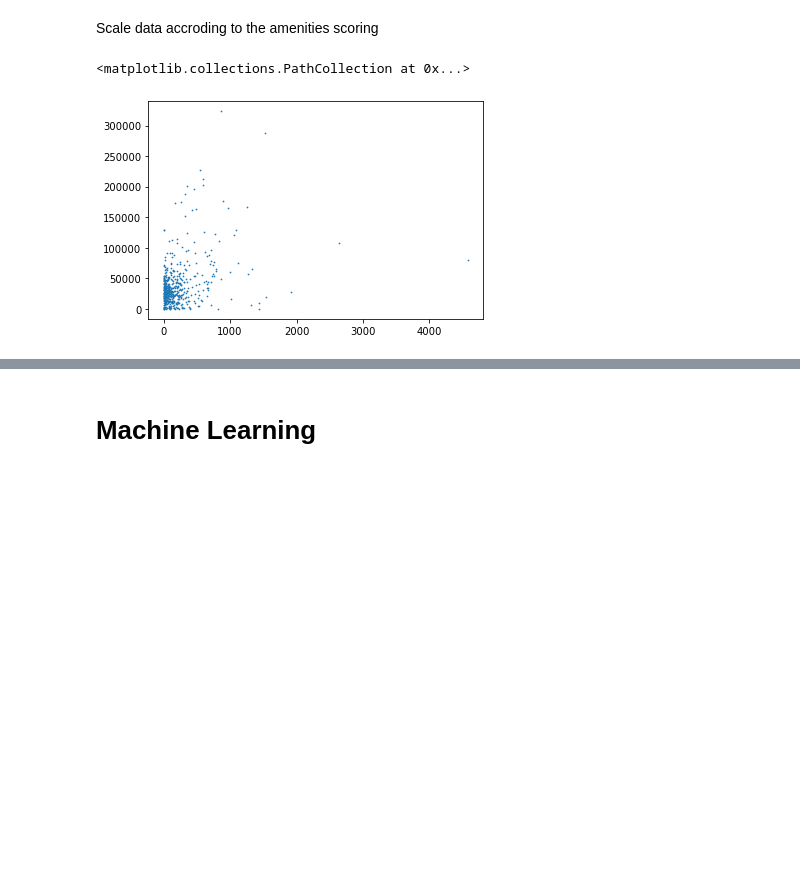
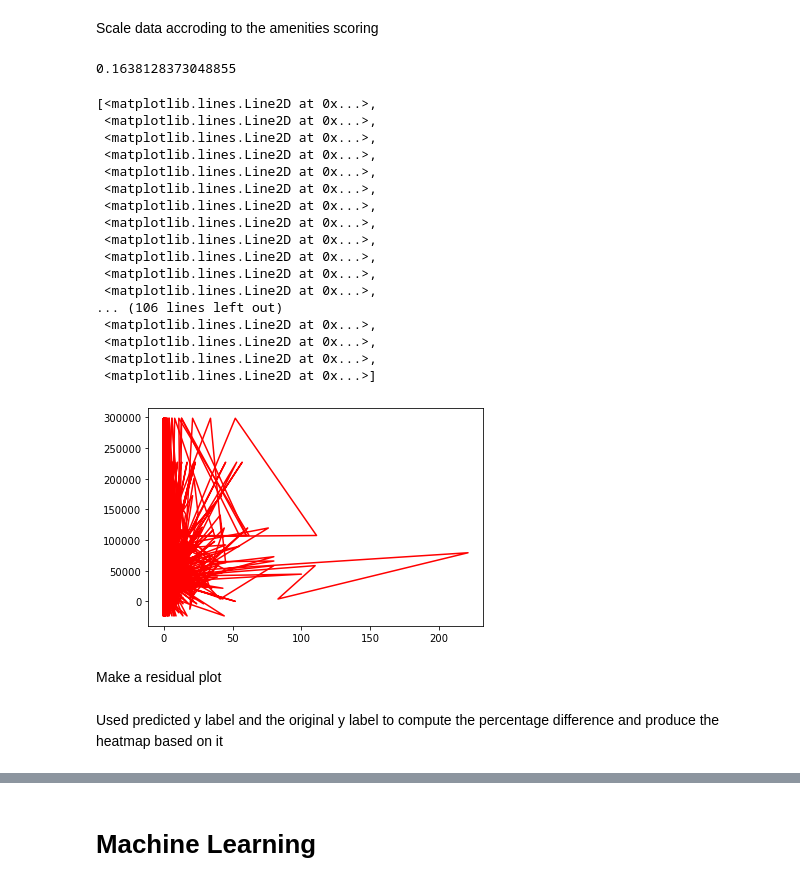
Before and after one commit to Rauf00/population_analysis, a Jupyter notebook: project.ipynb, the cells around one changed output, grey strips where cells are left out. Cells and saved outputs as stored; diff of their text form; code cells hidden in the pictures; blank space fills up the shorter version.

Commit message:
Added data analysis

```diff
--- a/project.ipynb
+++ b/project.ipynb
@@ -81,27 +81,53 @@ vancouver_gdf
 489 rows × 126 columns
 # %% [markdown]
 Scale data accroding to the amenities scoring
-# %%
-
-import json
-
-with open("amenities_scores.txt") as f:
-    data = f.read()
-scores = json.loads(data)
-
-df_train = vancouver_gdf.drop(['population', 'area', 'population_density', 'geometry'], axis=1)
-# df_train += 1
-scores_vector = []
-for i in range(len(df_train.columns)):
-    scores_vector.append(scores[df_train.columns[i]])
-scores_vector
-
-scaled_df_train = df_train * scores_vector
-scaled_df_train["sum"] = scaled_df_train.sum(axis=1)
-scaled_df_train['population_density'] = vancouver_gdf['population_density']
-# scaled_df_train = scaled_df_train[(scaled_df_train['sum'] < 1000) & (scaled_df_train['sum'] > 50)]
-scaled_df_train
-plt.scatter(scaled_df_train['sum'], scaled_df_train['population_density'], 0.5)
-# %% [output]
-<matplotlib.collections.PathCollection at 0x...>
-[figure, removed]
+# %%
+from sklearn.linear_model import LinearRegression
+from sklearn.preprocessing import PolynomialFeatures
+from sklearn.preprocessing import StandardScaler
+import matplotlib.pyplot as plt
+from sklearn.decomposition import PCA
+
+
+X = vancouver_gdf.drop(['population', 'geometry', 'area', 'population_density'], axis=1).values
+y = vancouver_gdf['population_density'].values # divide by the area of the multipolygon
+X_train, X_valid, y_train, y_valid = train_test_split(X, y)
+
+# train model
+model = make_pipeline(
+        StandardScaler(),
+        PCA(40),
+        PolynomialFeatures(degree=1, include_bias=True),
+        LinearRegression(fit_intercept=False)
+)
+
+model.fit(X_train, y_train)
+# validate model
+# check r^2 instead of .score
+print(model.score(X_valid, y_valid))
+predicted_y = model.predict(vancouver_gdf.drop(['population', 'geometry', 'area', 'population_density'], axis=1).values)
+plt.plot(X, predicted_y, '-r')
+# %% [output]
+0.1638128373048855
+[<matplotlib.lines.Line2D at 0x...>,
+ <matplotlib.lines.Line2D at 0x...>,
+ <matplotlib.lines.Line2D at 0x...>,
+ <matplotlib.lines.Line2D at 0x...>,
+ <matplotlib.lines.Line2D at 0x...>,
+ <matplotlib.lines.Line2D at 0x...>,
+ <matplotlib.lines.Line2D at 0x...>,
+ <matplotlib.lines.Line2D at 0x...>,
+ <matplotlib.lines.Line2D at 0x...>,
+ <matplotlib.lines.Line2D at 0x...>,
+ <matplotlib.lines.Line2D at 0x...>,
+ <matplotlib.lines.Line2D at 0x...>,
+... (106 lines left out)
+ <matplotlib.lines.Line2D at 0x...>,
+ <matplotlib.lines.Line2D at 0x...>,
+ <matplotlib.lines.Line2D at 0x...>,
+ <matplotlib.lines.Line2D at 0x...>]
+[figure, added]
+# %% [markdown]
+Make a residual plot
+# %% [markdown]
+Used predicted y label and the original y label to compute the percentage difference and produce the heatmap based on it
```
Also changed, not shown: parts of 21 cells of this notebook, 1 other file.
